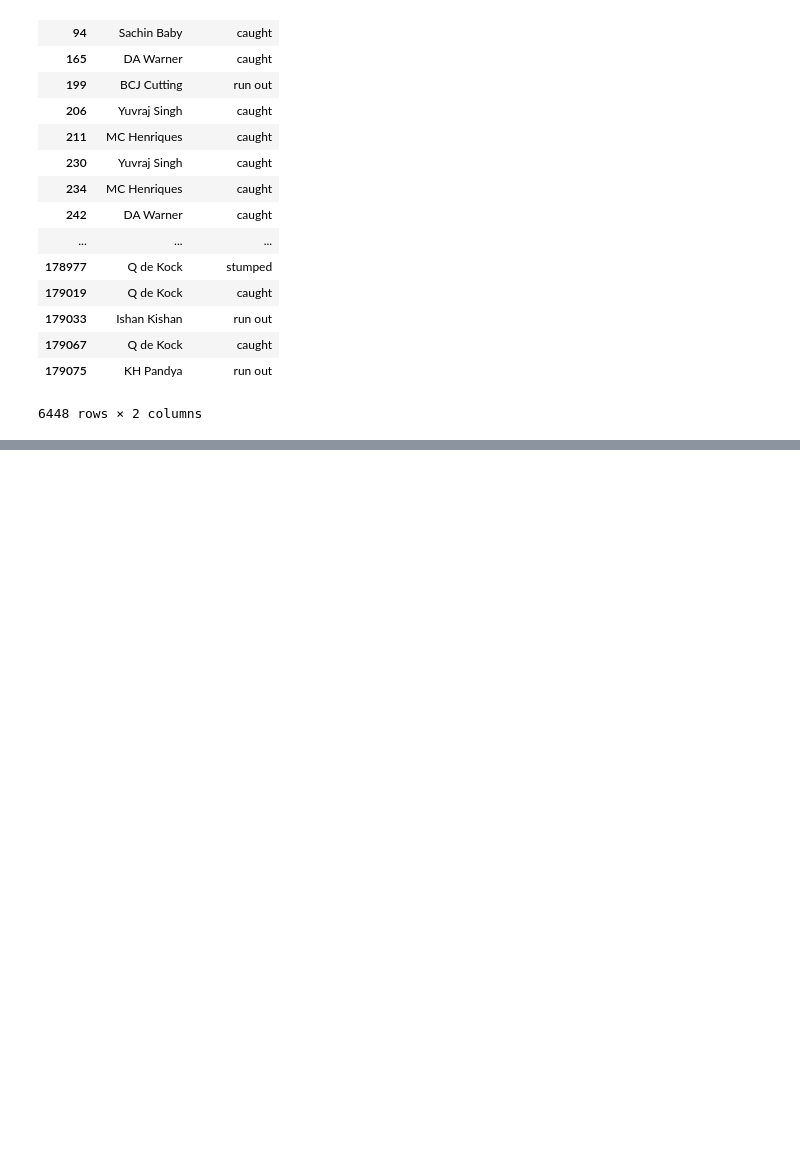
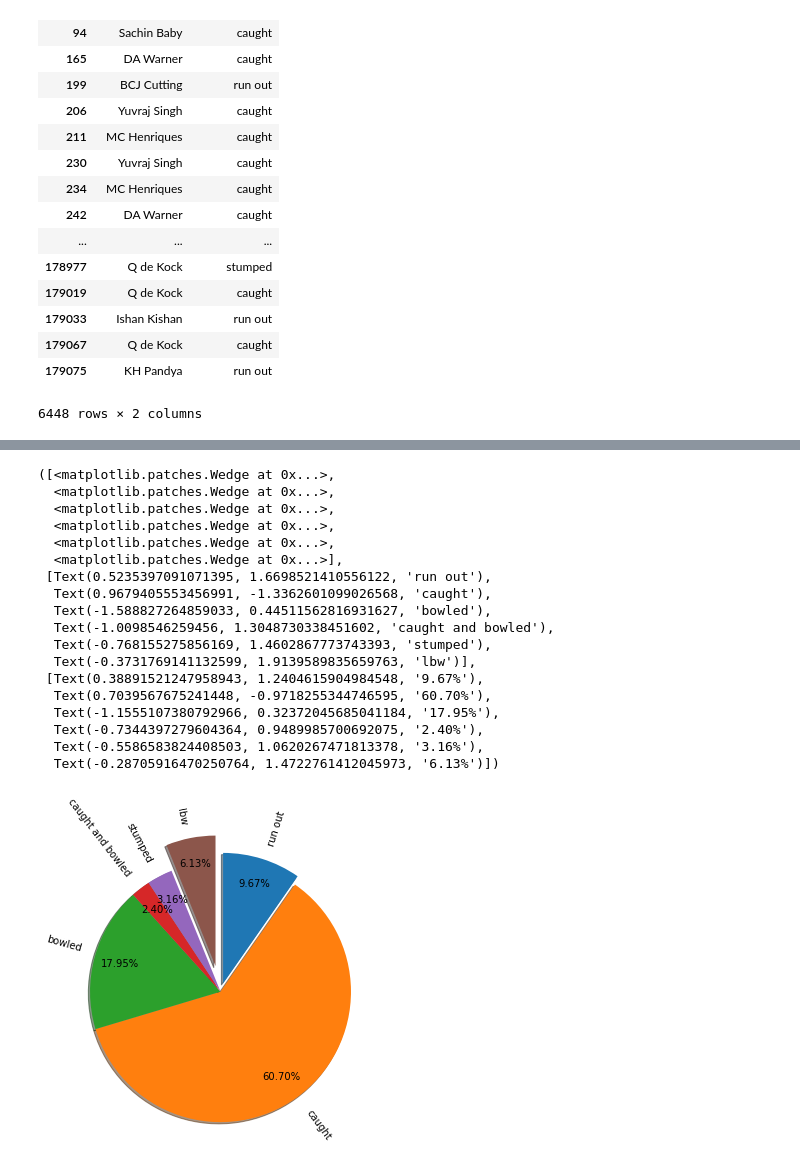
Before and after one commit to anmolrajarora/ML, a Jupyter notebook: IPL.ipynb, the cells around one changed output, grey strips where cells are left out. Cells and saved outputs as stored; diff of their text form; code cells hidden in the pictures; blank space fills up the shorter version.

```diff
--- a/IPL.ipynb
+++ b/IPL.ipynb
@@ -308,0 +358,29 @@ dataset2[["fielder", "dismissal_kind"]].dropna()
+# %%
+labels = dk.index
+# %%
+# plt.style.use('ggplot')
+plt.pie(dk, radius=1.5, autopct='%.2f%%', startangle=90,
+        counterclock=False, explode=[0.1,0,0,0,0,0.3]
+       ,shadow=True, labels=labels, rotatelabels=True
+       ,pctdistance=0.8)
+# plt.legend(labels)
+# %% [output]
+([<matplotlib.patches.Wedge at 0x...>,
+  <matplotlib.patches.Wedge at 0x...>,
+  <matplotlib.patches.Wedge at 0x...>,
+  <matplotlib.patches.Wedge at 0x...>,
+  <matplotlib.patches.Wedge at 0x...>,
+  <matplotlib.patches.Wedge at 0x...>],
+ [Text(0.5235397091071395, 1.6698521410556122, 'run out'),
+  Text(0.9679405553456991, -1.3362601099026568, 'caught'),
+  Text(-1.588827264859033, 0.44511562816931627, 'bowled'),
+  Text(-1.0098546259456, 1.3048730338451602, 'caught and bowled'),
+  Text(-0.768155275856169, 1.4602867773743393, 'stumped'),
+  Text(-0.3731769141132599, 1.9139589835659763, 'lbw')],
+ [Text(0.38891521247958943, 1.2404615904984548, '9.67%'),
+  Text(0.7039567675241448, -0.9718255344746595, '60.70%'),
+  Text(-1.1555107380792966, 0.32372045685041184, '17.95%'),
+  Text(-0.7344397279604364, 0.9489985700692075, '2.40%'),
+  Text(-0.5586583824408503, 1.0620267471813378, '3.16%'),
+  Text(-0.28705916470250764, 1.4722761412045973, '6.13%')])
+[figure, added]
```
Also changed, not shown: parts of 13 cells of this notebook, 4 other files.
